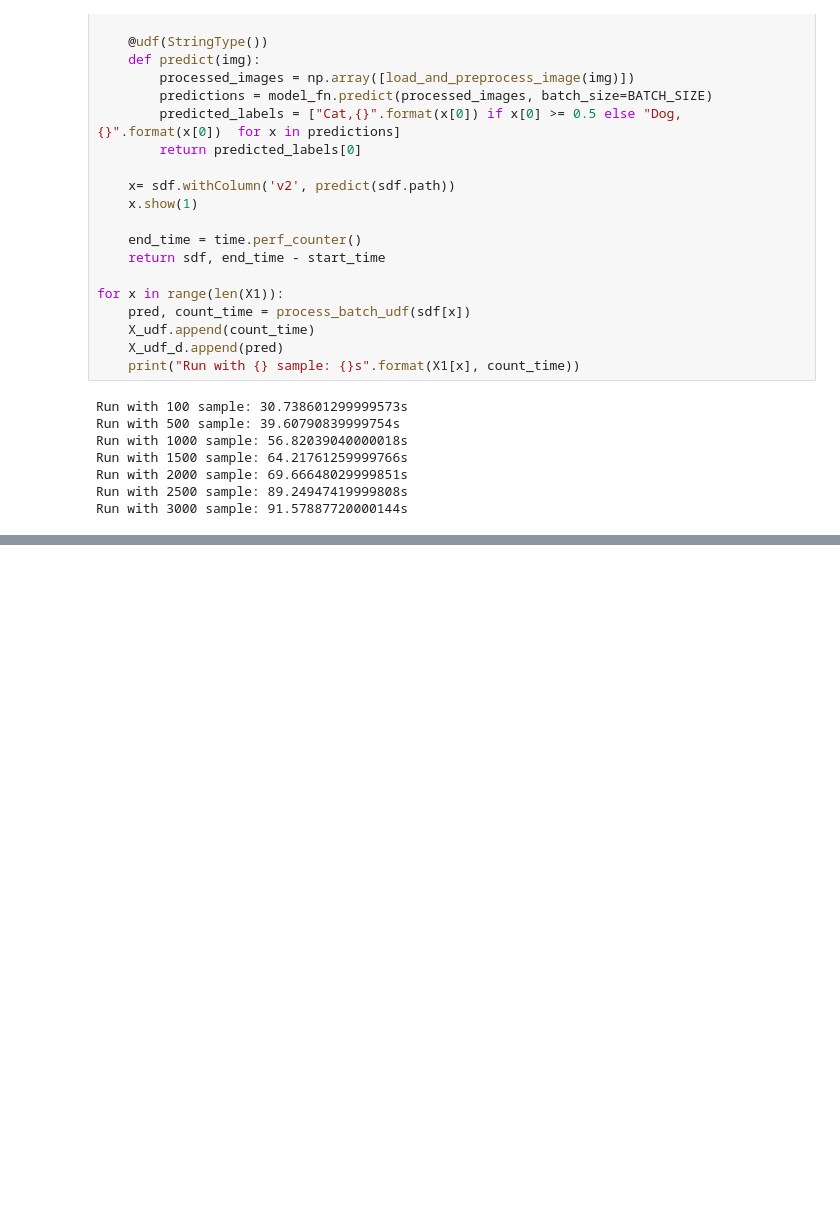
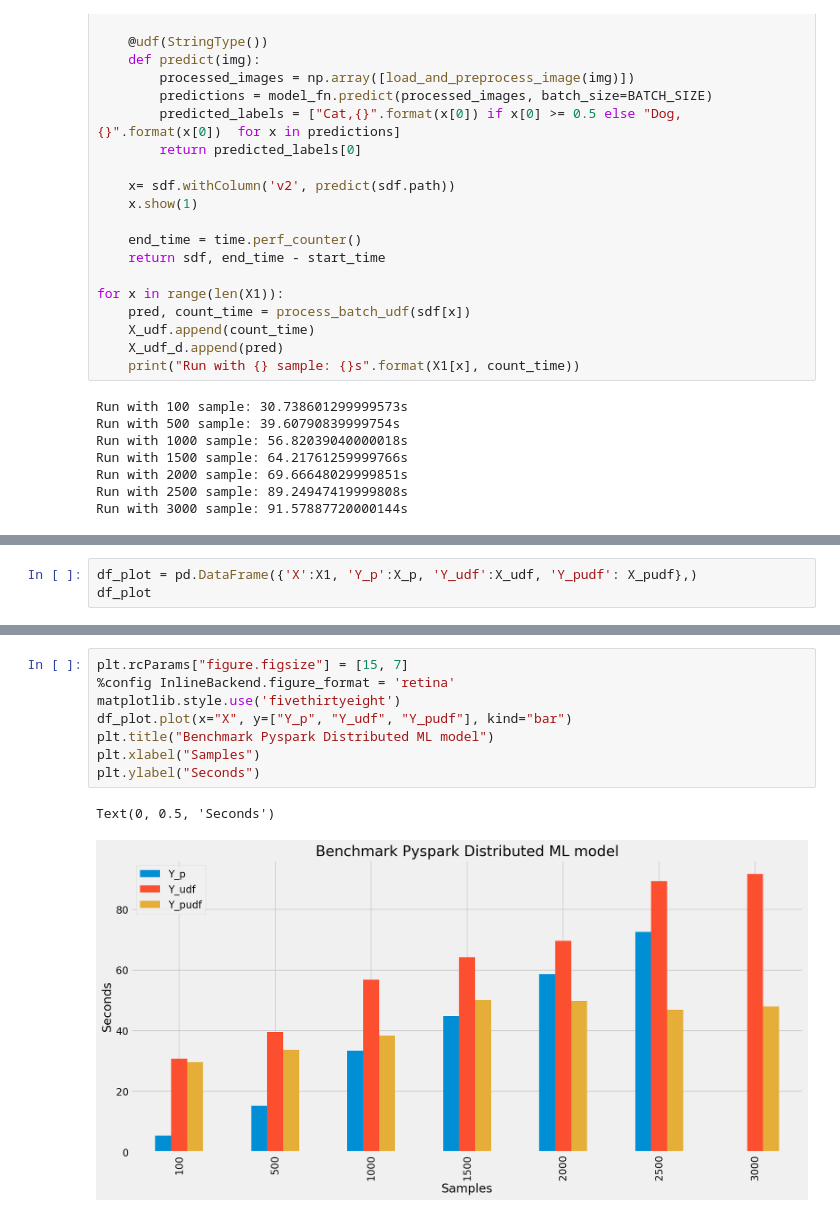
Before and after one commit to dnguyenngoc/lab-spark, a Jupyter notebook: share_storages/lab/Distributed ML model with Pandas UDFs.ipynb, the cells around one changed output, grey strips where cells are left out. Drawn from its saved outputs; the diff is of its cells as text; blank space fills up the shorter version.

Commit message:
fix benchmark Distributed ML model with Pandas UDFs

```diff
--- a/share_storages/lab/Distributed ML model with Pandas UDFs.ipynb
+++ b/share_storages/lab/Distributed ML model with Pandas UDFs.ipynb
@@ -275,0 +218,3 @@ pprint(X_pudf)
+# %%
+df_plot = pd.DataFrame({'X':X1, 'Y_p':X_p, 'Y_udf':X_udf, 'Y_pudf': X_pudf},)
+df_plot
@@ -275,0 +230,11 @@ pprint(X_pudf)
+# %%
+plt.rcParams["figure.figsize"] = [15, 7]
+%config InlineBackend.figure_format = 'retina'
+matplotlib.style.use('fivethirtyeight')
+df_plot.plot(x="X", y=["Y_p", "Y_udf", "Y_pudf"], kind="bar")
+plt.title("Benchmark Pyspark Distributed ML model")
+plt.xlabel("Samples")
+plt.ylabel("Seconds")
+# %% [output]
+Text(0, 0.5, 'Seconds')
+[figure, added]
```
Also changed, not shown: parts of 8 cells of this notebook.
